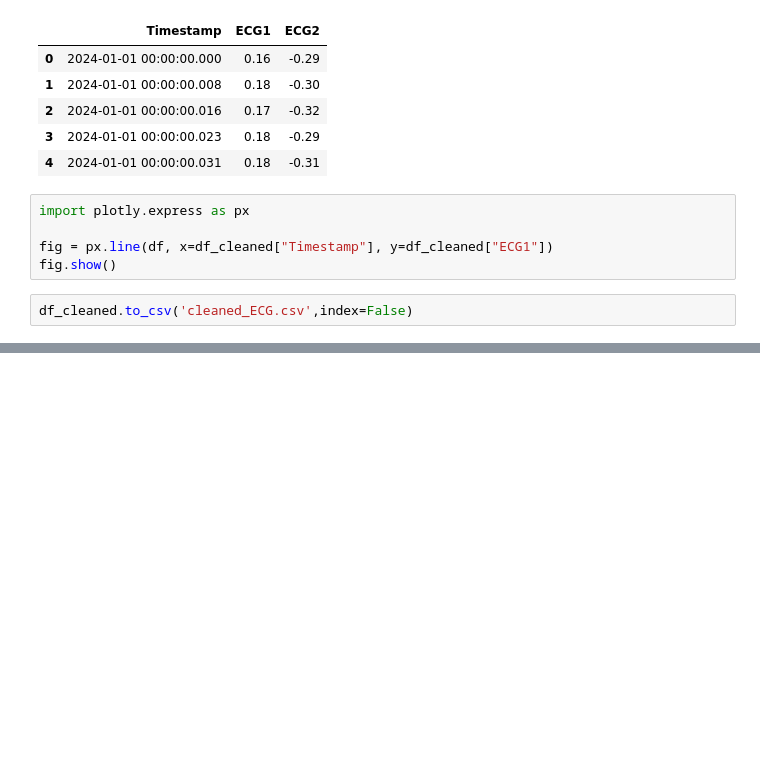
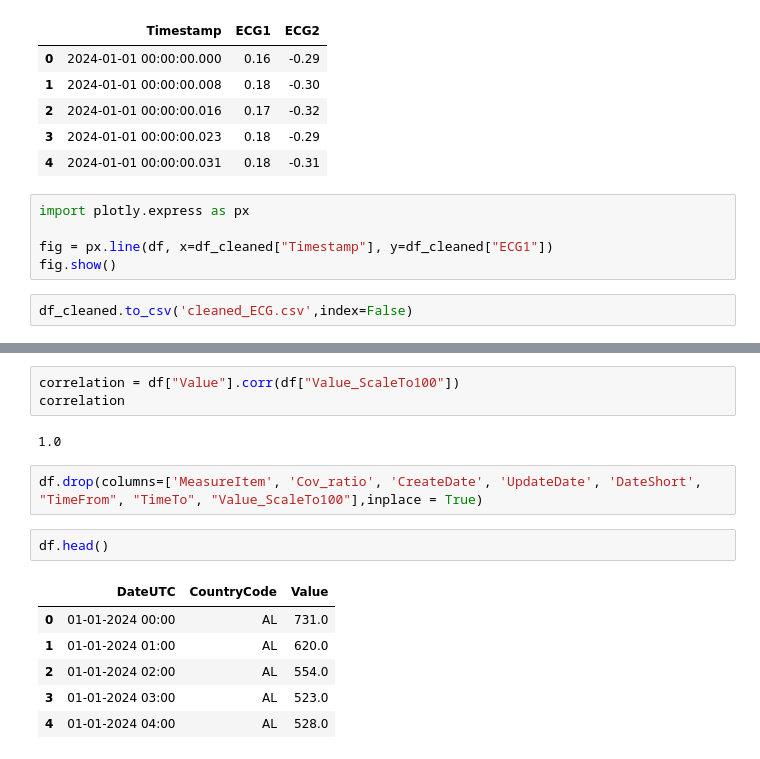
Before and after one commit to samtholathrobin/Dynamic-Time-Series-Ensemble, a Jupyter notebook: intro.ipynb, the cells around one changed output, grey strips where cells are left out. Saved outputs shown, nothing was run; the diff lists cells and outputs as text; blank space fills up the shorter version.

```diff
--- a/intro.ipynb
+++ b/intro.ipynb
@@ -114,0 +172,16 @@ df_cleaned.to_csv('cleaned_ECG.csv',index=False)
+# %%
+correlation = df["Value"].corr(df["Value_ScaleTo100"])
+correlation
+# %% [output]
+1.0
+# %%
+df.drop(columns=['MeasureItem', 'Cov_ratio', 'CreateDate', 'UpdateDate', 'DateShort', "TimeFrom", "TimeTo", "Value_ScaleTo100"],inplace = True)
+# %%
+df.head()
+# %% [output]
+|  | DateUTC | CountryCode | Value |
+| 0 | 01-01-2024 00:00 | AL | 731.0 |
+| 1 | 01-01-2024 01:00 | AL | 620.0 |
+| 2 | 01-01-2024 02:00 | AL | 554.0 |
+| 3 | 01-01-2024 03:00 | AL | 523.0 |
+| 4 | 01-01-2024 04:00 | AL | 528.0 |
```
Also changed, not shown: parts of 23 cells of this notebook, 4 other files.
